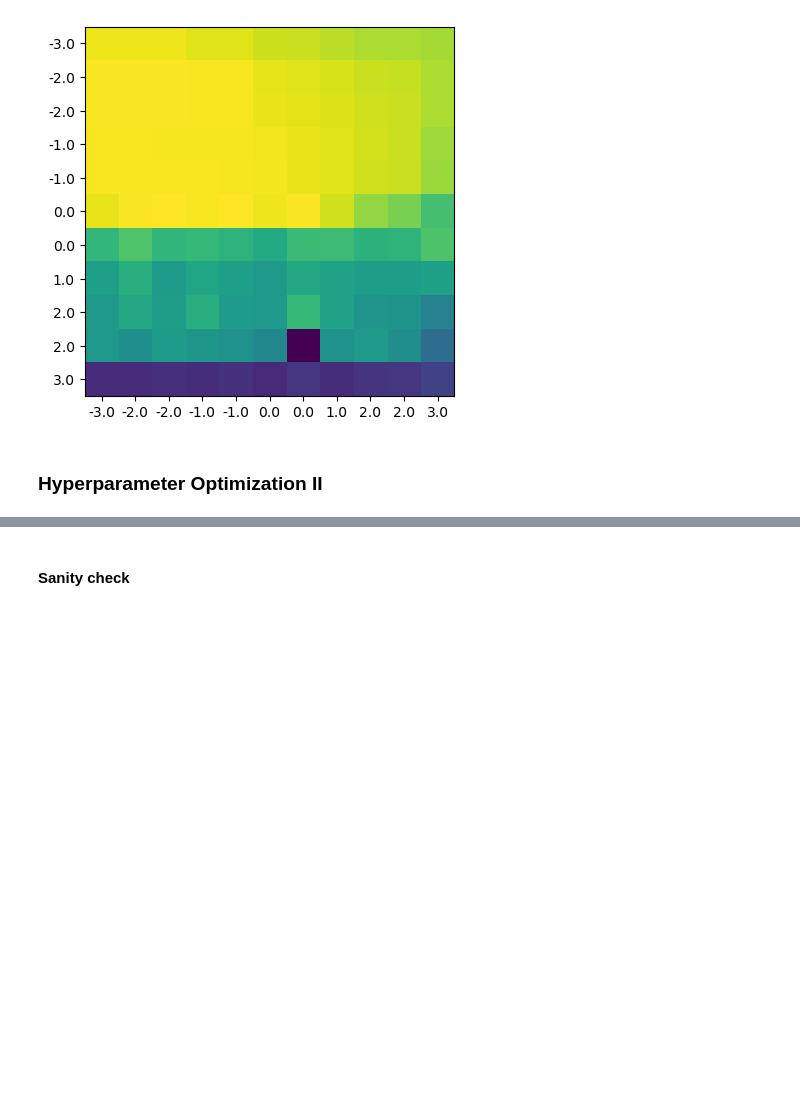
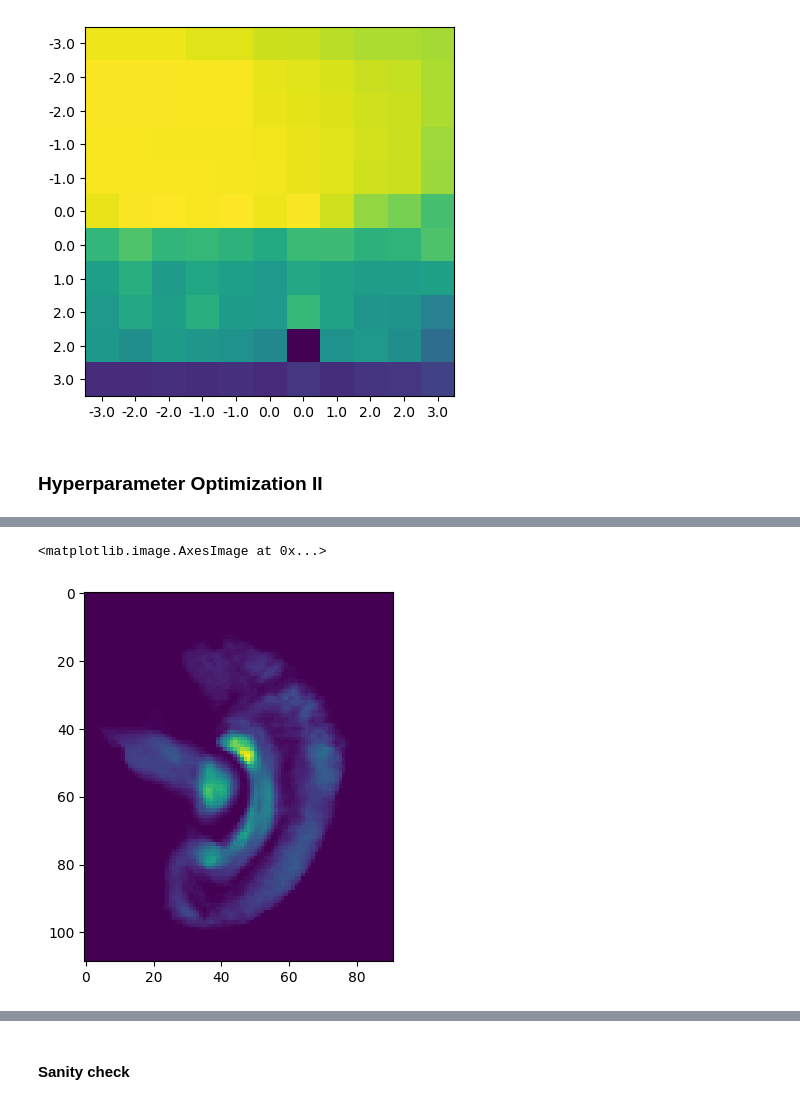
Before and after one commit to miki998/structural_wminpainting, a Jupyter notebook: notebooks/hyperparameter_optim.ipynb, the cells around one changed output, grey strips where cells are left out. Drawn from its saved outputs; the diff is of its cells as text; code cells hidden in the pictures; blank space fills up the shorter version.

```diff
--- a/notebooks/hyperparameter_optim.ipynb
+++ b/notebooks/hyperparameter_optim.ipynb
@@ -291,0 +359,5 @@ fmri_coords = load('../resources/scale1_fmri2atlas_coords_div{}.pkl'.format(int(
+# %%
+plt.imshow(np.nan_to_num(mat_check - mat)[40])
+# %% [output]
+<matplotlib.image.AxesImage at 0x...>
+[figure, added]
```
Also changed, not shown: parts of 16 cells of this notebook, 1 other file.
